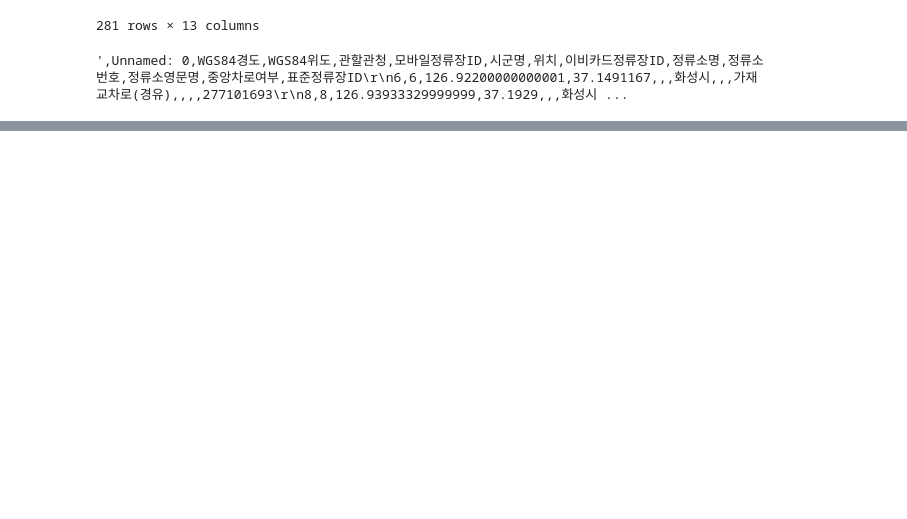
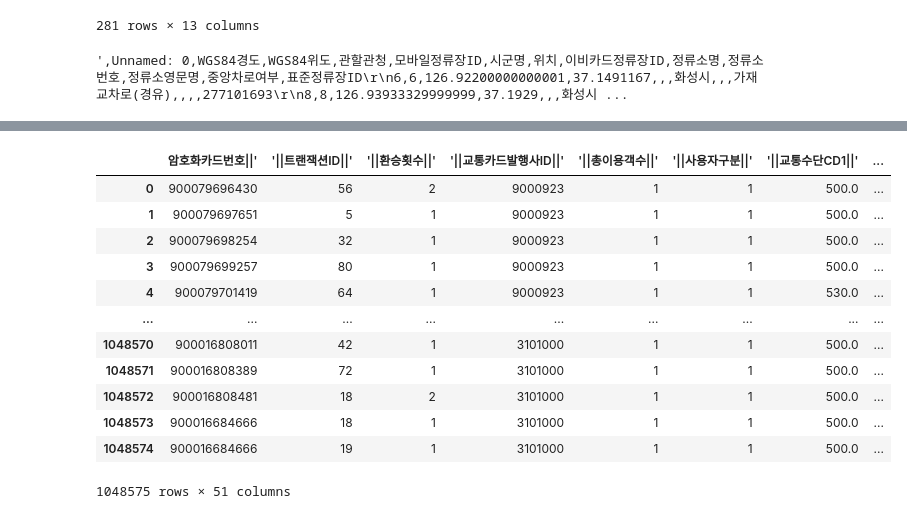
Before and after one commit to whtngus/finding_road, a Jupyter notebook: EDA/filtering_cell_flow.ipynb, the cells around one changed output, grey strips where cells are left out. Cells and saved outputs as stored; diff of their text form; code cells hidden in the pictures; blank space fills up the shorter version.

```diff
--- a/EDA/filtering_cell_flow.ipynb
+++ b/EDA/filtering_cell_flow.ipynb
@@ -140,0 +163,16 @@ m.save("test.html")
+# %%
+tripchain
+# %% [output]
+|  | 암호화카드번호||' | '||트랜잭션ID||' | '||환승횟수||' | '||교통카드발행사ID||' | '||총이용객수||' | '||사용자구분||' | '||교통수단CD1||' | ... |
+| 0 | 900079696430 | 56 | 2 | 9000923 | 1 | 1 | 500.0 | ... |
+| 1 | 900079697651 | 5 | 1 | 9000923 | 1 | 1 | 500.0 | ... |
+| 2 | 900079698254 | 32 | 1 | 9000923 | 1 | 1 | 500.0 | ... |
+| 3 | 900079699257 | 80 | 1 | 9000923 | 1 | 1 | 500.0 | ... |
+| 4 | 900079701419 | 64 | 1 | 9000923 | 1 | 1 | 530.0 | ... |
+| ... | ... | ... | ... | ... | ... | ... | ... | ... |
+| 1048570 | 900016808011 | 42 | 1 | 3101000 | 1 | 1 | 500.0 | ... |
+| 1048571 | 900016808389 | 72 | 1 | 3101000 | 1 | 1 | 500.0 | ... |
+| 1048572 | 900016808481 | 18 | 2 | 3101000 | 1 | 1 | 500.0 | ... |
+| 1048573 | 900016684666 | 18 | 1 | 3101000 | 1 | 1 | 500.0 | ... |
+| 1048574 | 900016684666 | 19 | 1 | 3101000 | 1 | 1 | 500.0 | ... |
+1048575 rows × 51 columns
```
Also changed, not shown: parts of 4 cells of this notebook.
